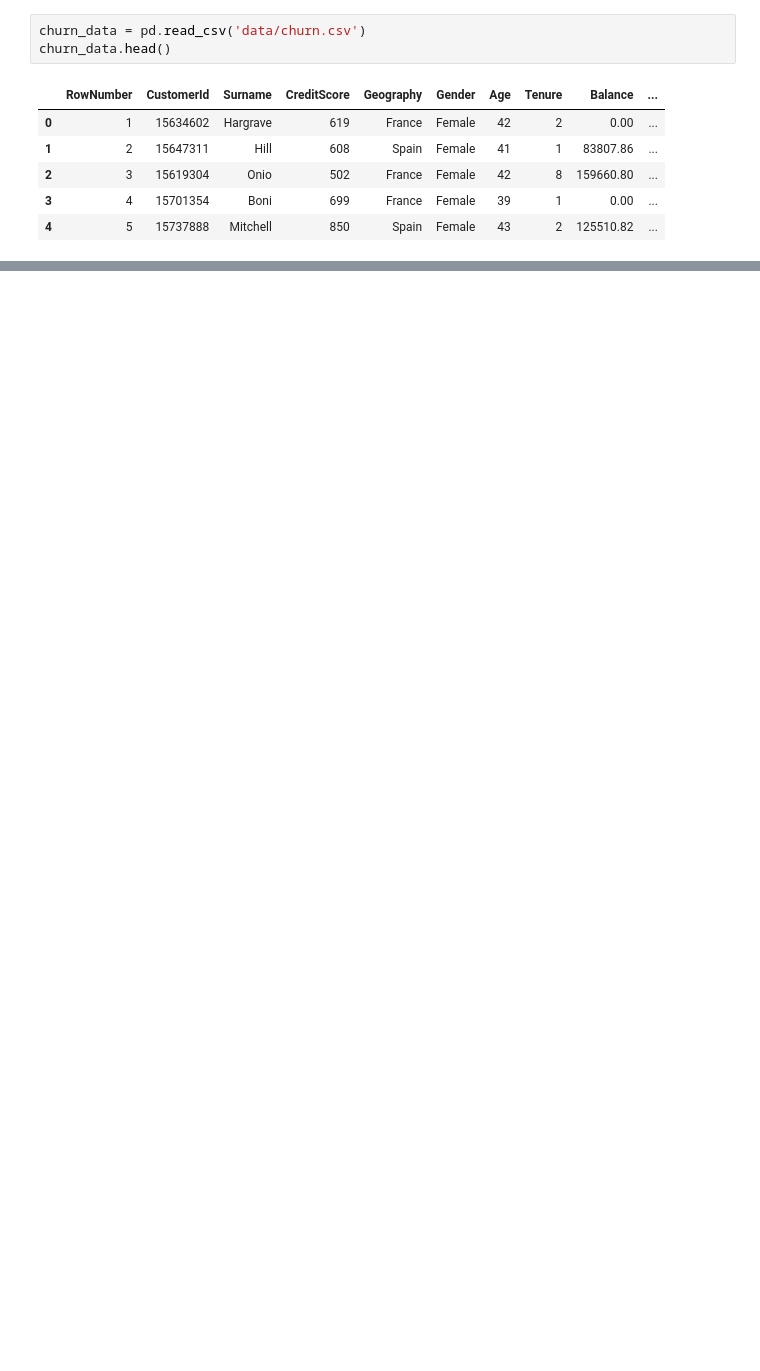
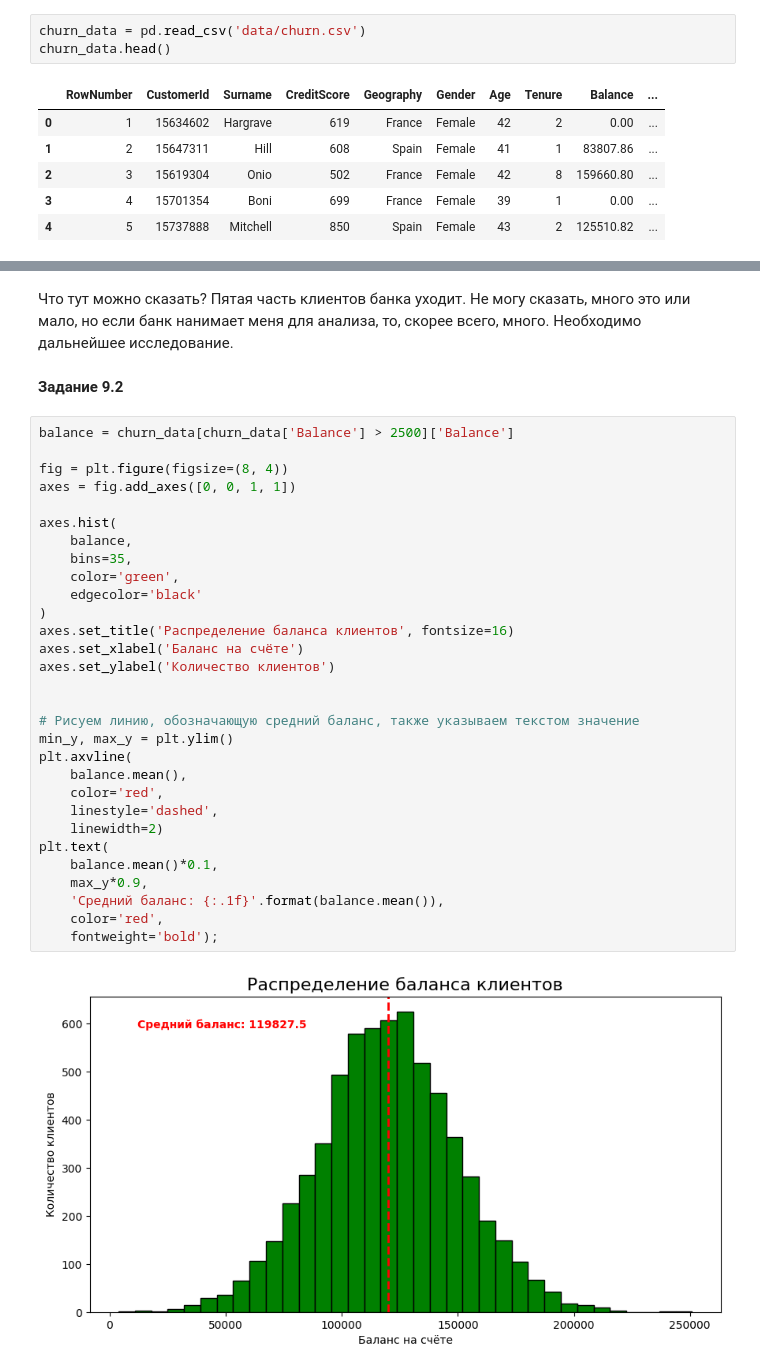
Before and after one commit to MaximZhambalov/SF_Tasks, a Jupyter notebook: PYTHON13-VISUALIZATION/kaggle-final-PYTHON13.ipynb, the cells around one changed output, grey strips where cells are left out. Saved outputs shown, nothing was run; the diff lists cells and outputs as text; blank space fills up the shorter version.

```diff
--- a/PYTHON13-VISUALIZATION/kaggle-final-PYTHON13.ipynb
+++ b/PYTHON13-VISUALIZATION/kaggle-final-PYTHON13.ipynb
@@ -13,0 +62,36 @@ churn_data.head()
+# %% [markdown]
+Что тут можно сказать? Пятая часть клиентов банка уходит. Не могу сказать, много это или мало, но если банк нанимает меня для анализа, то, скорее всего, много. Необходимо дальнейшее исследование.
+# %% [markdown]
+**Задание 9.2**
+# %%
+balance = churn_data[churn_data['Balance'] > 2500]['Balance']
+
+fig = plt.figure(figsize=(8, 4))
+axes = fig.add_axes([0, 0, 1, 1])
+
+axes.hist(
+    balance,
+    bins=35,
+    color='green',
+    edgecolor='black'
+)
+axes.set_title('Распределение баланса клиентов', fontsize=16)
+axes.set_xlabel('Баланс на счёте')
+axes.set_ylabel('Количество клиентов')
+
+
+# Рисуем линию, обозначающую средний баланс, также указываем текстом значение
+min_y, max_y = plt.ylim()
+plt.axvline(
+    balance.mean(),
+    color='red',
+    linestyle='dashed',
+    linewidth=2)
+plt.text(
+    balance.mean()*0.1,
+    max_y*0.9,
+    'Средний баланс: {:.1f}'.format(balance.mean()),
+    color='red',
+    fontweight='bold');
+# %% [output]
+[figure, added]
```
Also changed, not shown: parts of 42 cells of this notebook, 1 other file.
